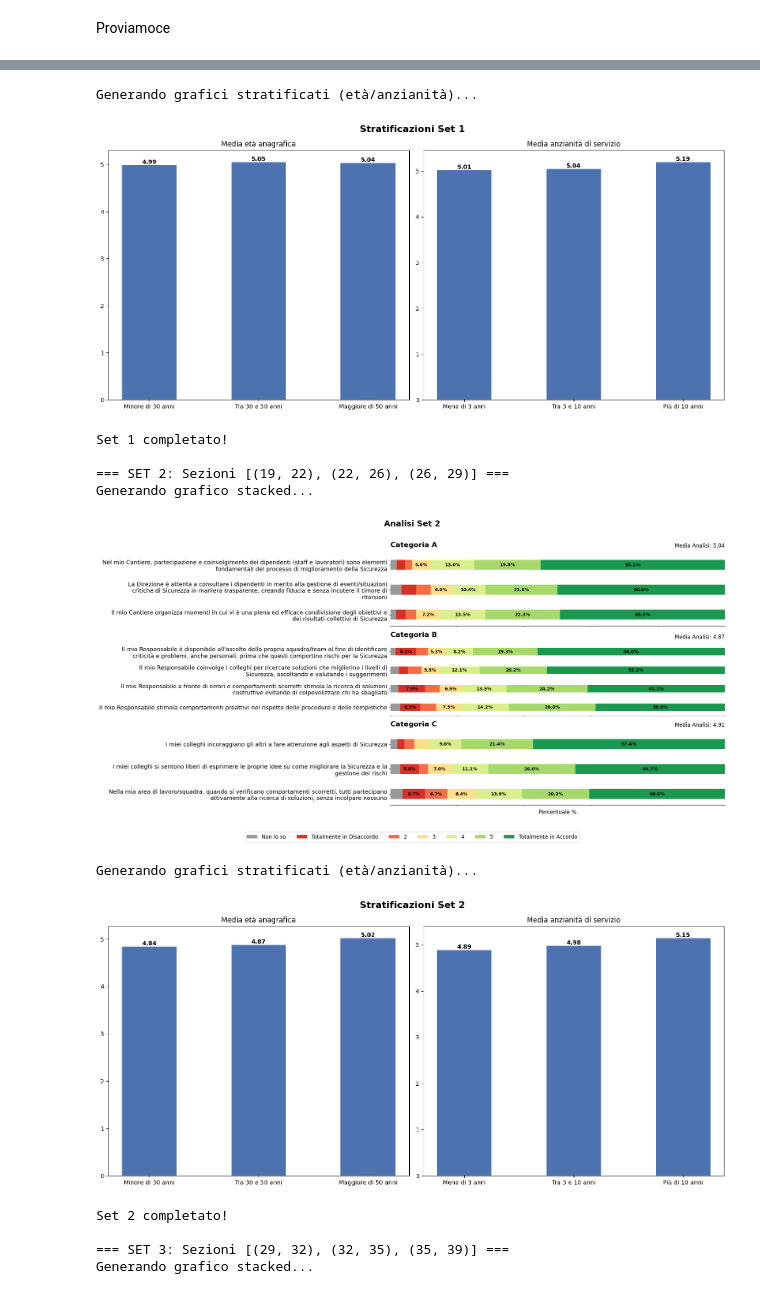
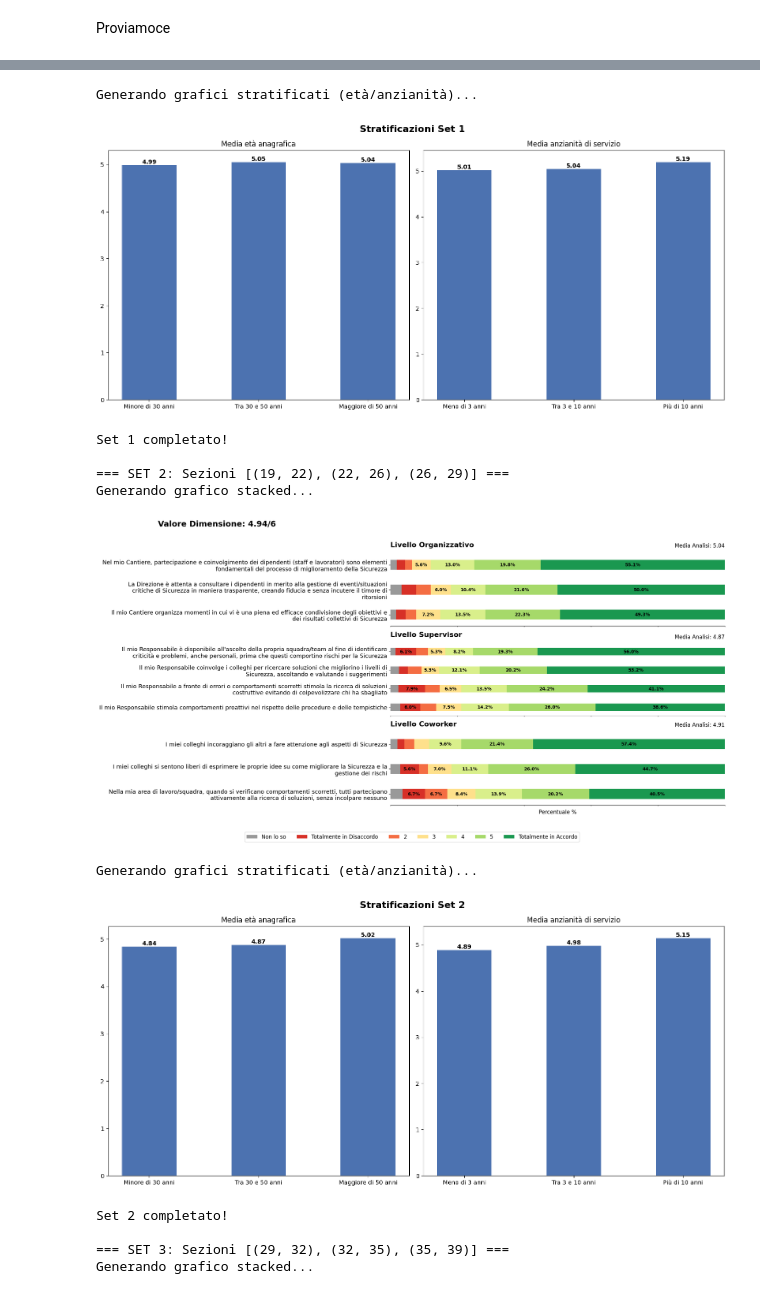
Before and after one commit to Luca162003/HSE, a Jupyter notebook: prova.ipynb, the cells around one changed output, grey strips where cells are left out. Saved outputs shown, nothing was run; the diff lists cells and outputs as text; code cells hidden in the pictures.

Commit message:
terminato il ciclo for per gli 8 grafici + kiviat

```diff
--- a/prova.ipynb
+++ b/prova.ipynb
@@ -287,15 +287,16 @@ tutte_le_triplette = [
     [(9, 13), (13, 16), (16, 19)],   # Prima tripletta
     [(19, 22), (22, 26), (26, 29)],  # Seconda tripletta
     [(29, 32), (32, 35), (35, 39)],  # Terza tripletta (esempio)
+    [(39, 42), (42, 45), (45, 48)],  # Quarta tripletta (esempio)
+    [(48, 51), (51, 55), (55, 58)],
+    [(58, 62), (62, 66), (66, 69)],
+    [(69,74)],
+    [(74,80)]
 ]
 
+
 # Titoli per ogni tripletta (per il grafico stacked)
-titoli_triplette = [
-    ["Livello Organizzativo", "Livello Supervisor", "Livello Coworker"],
-    ["Categoria A", "Categoria B", "Categoria C"],
-    ["Gruppo X", "Gruppo Y", "Gruppo Z"],
-    # Aggiungi titoli corrispondenti...
-]
+titoli_triplette = ["Livello Organizzativo", "Livello Supervisor", "Livello Coworker"]
 
 # Stratificazioni (età e anzianità)
 stratificazioni = {
@@ -352,16 +353,32 @@ def get_stratified_means_full_benchmarks(data, subset_cols, stratifier_col):
     return report_medie.round(2)
 
 def crea_grafico_stacked(sezioni, titoli, data, titolo_figura="Analisi"):
-    """Crea un grafico stacked per una tripletta di sezioni"""
+    """Crea un grafico stacked per una tripletta di sezioni (o singola sezione)"""
     # Genera i dataframe
     dfs = []
     for start, end in sezioni:
         df = get_summary_dataset(data.iloc[:, start:end]).sort_values(by=6, ascending=False)
         dfs.append(df)
 
+    # Calcola la media delle medie analisi
+    media_complessiva = pd.concat([df['Media_analisi'] for df in dfs]).unique().mean()
+
+    # Determina il numero di subplot in base al numero di sezioni
+    num_sezioni = len(sezioni)
+
     # Crea il grafico
-    fig, axes = plt.subplots(nrows=3, ncols=1, figsize=(20, 10), sharex=True)
-    fig.suptitle(titolo_figura, fontsize=18, fontweight='bold', y=0.995)
+    if num_sezioni == 1:
+        # Caso singola sezione: un solo grafico
+        fig, ax = plt.subplots(figsize=(20, 5))
+        axes = [ax]  # Metti in lista per uniformità nel codice
+    else:
+        # Caso tripletta: 3 subplot
+        fig, axes = plt.subplots(nrows=num_sezioni, ncols=1, figsize=(20, 10), sharex=True)
+        if num_sezioni == 1:
+            axes = [axes]  # Converti in lista se è un solo asse
+
+    fig.suptitle(f"{titolo_figura}: {media_complessiva.round(2)}/6",
+                 fontsize=18, fontweight='bold', y=0.995, x=0.1, ha='left')
 
     for i, (df, titolo) in enumerate(zip(dfs, titoli)):
         ax = axes[i]
@@ -405,8 +422,9 @@ def crea_grafico_stacked(sezioni, titoli, data, titolo_figura="Analisi"):
 
     return pd.concat(dfs)
 
+
 def crea_grafico_stratificato(sezioni, stratificazioni, data, titolo_figura="Confronto Stratificazioni"):
-    """Crea grafici di stratificazione (età/anzianità) per una tripletta"""
+    """Crea grafici di stratificazione (età/anzianità) per una tripletta (o singola sezione)"""
     risultati = {}
 
     for nome, config in stratificazioni.items():
@@ -420,12 +438,25 @@ def crea_grafico_stratificato(sezioni, stratificazioni, data, titolo_figura="Con
             reports.append(report)
         risultati[nome] = pd.concat(reports)
 
+    # Verifica se ci sono dati sufficienti per creare i grafici
+    # (almeno una delle stratificazioni deve avere valori)
+    if not any(len(risultati[nome]) > 0 for nome in risultati):
+        print(f"Avviso: Nessun dato disponibile per {titolo_figura}")
+        return risultati
+
     # Crea il grafico
     fig, axes = plt.subplots(nrows=1, ncols=2, figsize=(15, 7))
     fig.suptitle(titolo_figura, fontsize=16, fontweight='bold')
 
     for idx, (nome, config) in enumerate(stratificazioni.items()):
-        axes[idx].bar(config['ticks'], risultati[nome].iloc[:, :3].mean(), width=0.5, color='#4c72b0')
+        # Verifica che ci siano almeno 3 colonne (i gruppi di stratificazione)
+        if risultati[nome].shape[1] >= 3:
+            medie = risultati[nome].iloc[:, :3].mean()
+        else:
+            # Se ci sono meno colonne, usa tutte quelle disponibili
+            medie = risultati[nome].mean()
+
+        axes[idx].bar(config['ticks'][:len(medie)], medie, width=0.5, color='#4c72b0')
         axes[idx].set_title(config['title'])
         axes[idx].bar_label(
             axes[idx].containers[0],
@@ -444,16 +475,17 @@ def crea_grafico_stratificato(sezioni, stratificazioni, data, titolo_figura="Con
 # ===== ESECUZIONE CICLO PRINCIPALE =====
 print(f"Generazione di {len(tutte_le_triplette)} set di grafici...\n")
 
-for idx, (sezioni, titoli) in enumerate(zip(tutte_le_triplette, titoli_triplette), 1):
+
+for idx, sezioni in enumerate(tutte_le_triplette, 1):
     print(f"=== SET {idx}: Sezioni {sezioni} ===")
 
     # 1. Grafico stacked
     print(f"Generando grafico stacked...")
     df_completo = crea_grafico_stacked(
         sezioni,
-        titoli,
+        ["Livello Organizzativo", "Livello Supervisor", "Livello Coworker"],
         data,
-        titolo_figura=f"Analisi Set {idx}"
+        titolo_figura= 'Valore Dimensione'
     )
 
     # 2. Grafici stratificati
@@ -477,10 +509,10 @@ Generando grafico stacked...
 Generando grafici stratificati (età/anzianità)...
 [figure]
 Set 1 completato!
 
 === SET 2: Sezioni [(19, 22), (22, 26), (26, 29)] ===
 Generando grafico stacked...
-[figure, old version]
+[figure, new version]
 Generando grafici stratificati (età/anzianità)...
 [figure]
 Set 2 completato!
```
Also changed, not shown: parts of 4 cells of this notebook.
